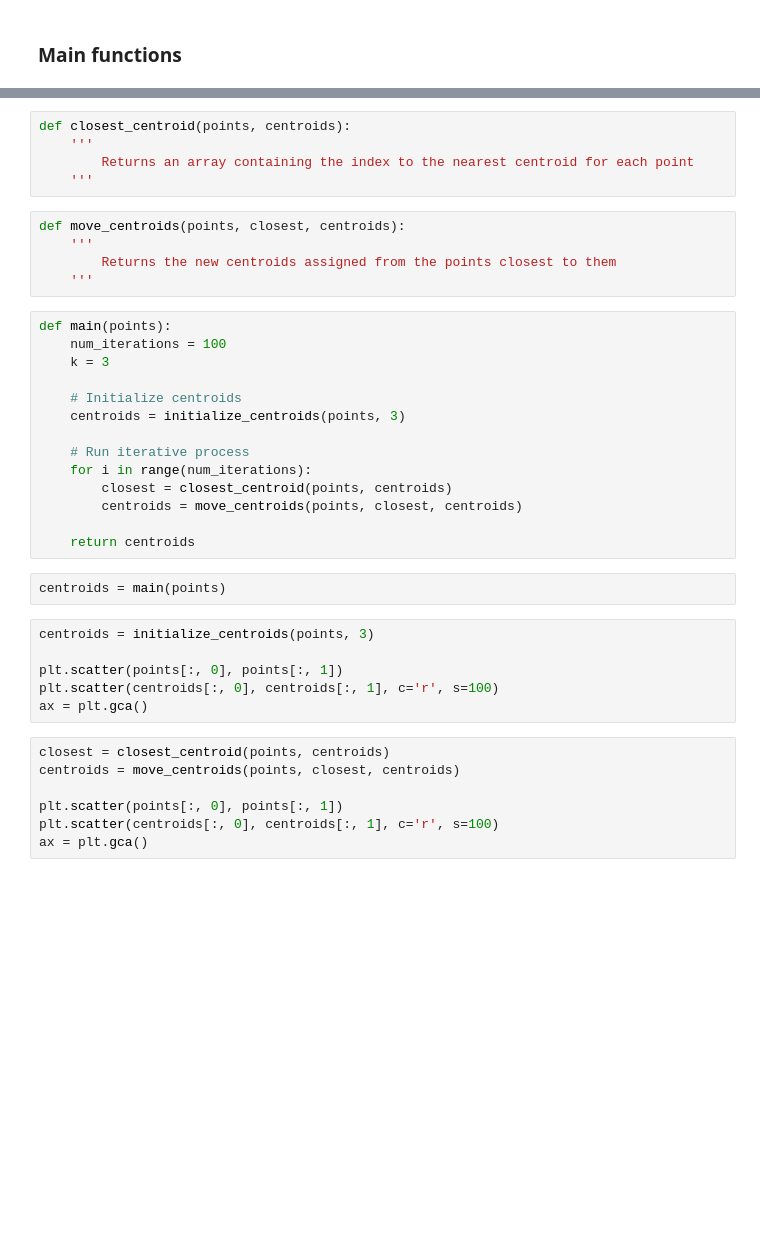
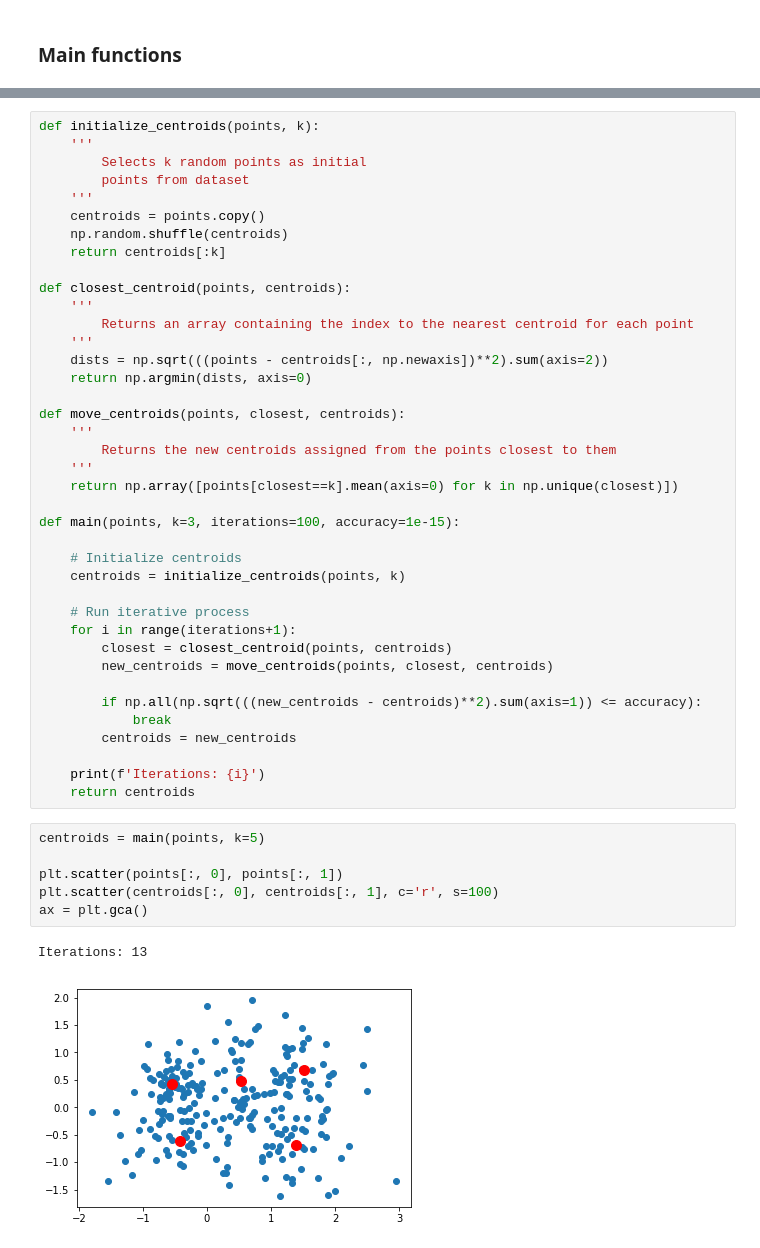
Before and after one commit to rostyslavb/DRU-DS100-w3, a Jupyter notebook: ws/2/k-means/K-means.ipynb, the cells around one changed output, grey strips where cells are left out. Cells and saved outputs as stored; diff of their text form; blank space fills up the shorter version.

```diff
--- a/ws/2/k-means/K-means.ipynb
+++ b/ws/2/k-means/K-means.ipynb
@@ -23,39 +21,48 @@ def initialize_centroids(points, k):
-# %%
-def closest_centroid(points, centroids):
-    '''
-        Returns an array containing the index to the nearest centroid for each point
-    '''
-# %%
-def move_centroids(points, closest, centroids):
-    '''
-        Returns the new centroids assigned from the points closest to them
-    '''
-# %%
-def main(points):
-    num_iterations = 100
-    k = 3
-
-    # Initialize centroids
-    centroids = initialize_centroids(points, 3)
-
-    # Run iterative process
-    for i in range(num_iterations):
-        closest = closest_centroid(points, centroids)
-        centroids = move_centroids(points, closest, centroids)
-
-    return centroids
-# %%
-centroids = main(points)
+# %%
+def initialize_centroids(points, k):
+    '''
+        Selects k random points as initial
+        points from dataset
+    '''
+    centroids = points.copy()
+    np.random.shuffle(centroids)
+    return centroids[:k]
+
+def closest_centroid(points, centroids):
+    '''
+        Returns an array containing the index to the nearest centroid for each point
+    '''
+    dists = np.sqrt(((points - centroids[:, np.newaxis])**2).sum(axis=2))
+    return np.argmin(dists, axis=0)
+
+def move_centroids(points, closest, centroids):
+    '''
+        Returns the new centroids assigned from the points closest to them
+    '''
+    return np.array([points[closest==k].mean(axis=0) for k in np.unique(closest)])
+
+def main(points, k=3, iterations=100, accuracy=1e-15):
+
+    # Initialize centroids
+    centroids = initialize_centroids(points, k)
+
+    # Run iterative process
+    for i in range(iterations+1):
+        closest = closest_centroid(points, centroids)
+        new_centroids = move_centroids(points, closest, centroids)
+
+        if np.all(np.sqrt(((new_centroids - centroids)**2).sum(axis=1)) <= accuracy):
+            break
+        centroids = new_centroids
+
+    print(f'Iterations: {i}')
+    return centroids
 # %%
-centroids = initialize_centroids(points, 3)
+centroids = main(points, k=5)
 
 plt.scatter(points[:, 0], points[:, 1])
 plt.scatter(centroids[:, 0], centroids[:, 1], c='r', s=100)
 ax = plt.gca()
+# %% [output]
+Iterations: 13
+[figure, added]
-# %%
-closest = closest_centroid(points, centroids)
-centroids = move_centroids(points, closest, centroids)
-
-plt.scatter(points[:, 0], points[:, 1])
-plt.scatter(centroids[:, 0], centroids[:, 1], c='r', s=100)
-ax = plt.gca()
```
Also changed, not shown: parts of 2 cells of this notebook, 7 other files.
